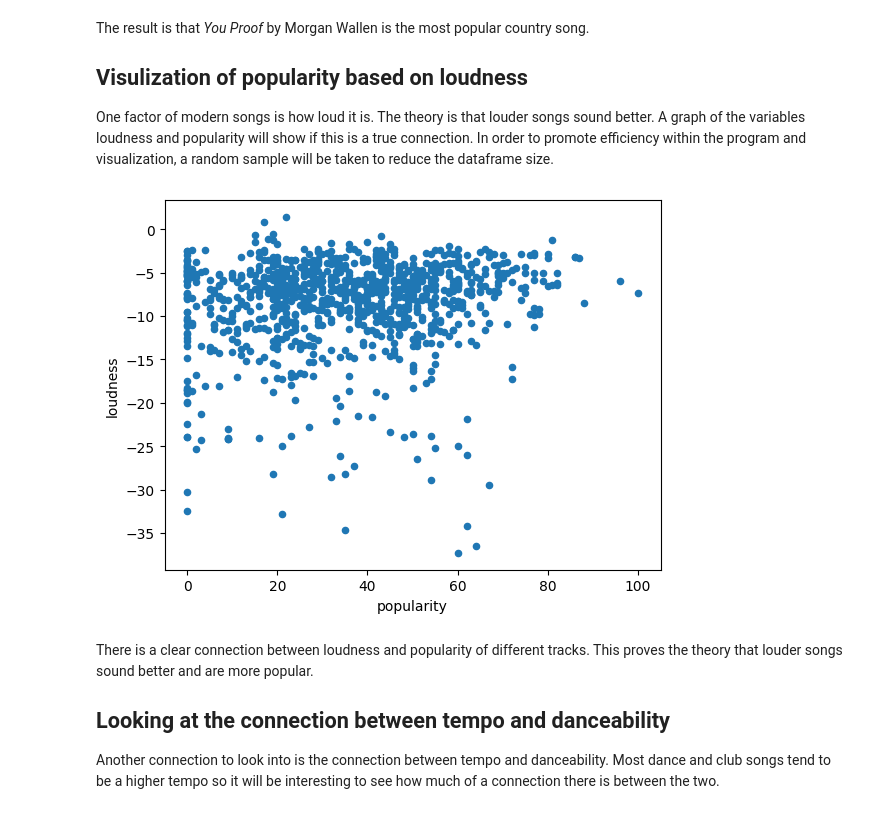
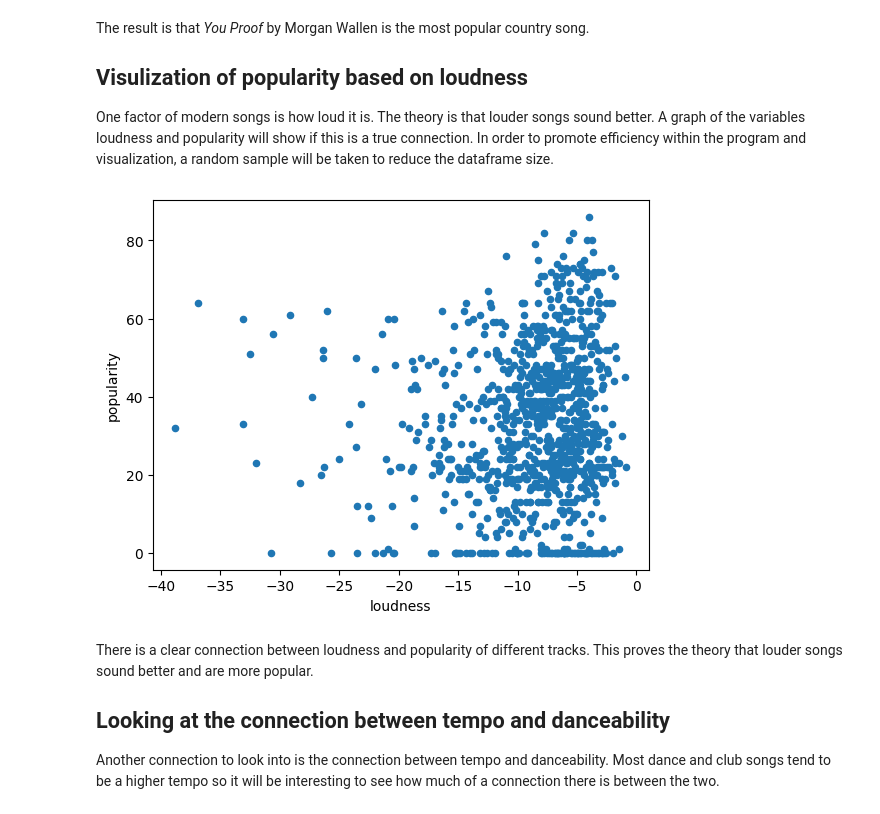
Before and after one commit to nra5191/DS220_FinalProj2, a Jupyter notebook: Project/Final_project.ipynb, the cells around one changed output. Cells and saved outputs as stored; diff of their text form; code cells hidden in the pictures.

```diff
--- a/Project/Final_project.ipynb
+++ b/Project/Final_project.ipynb
@@ -84,12 +94,12 @@ One factor of modern songs is how loud it is. The theory is that louder songs so
 # %%
 # Taking a random sample to make the graph easier to interpret
 random.seed(123)
 ranSample = df.sample(n=1000, replace=False)
 
 # Plotting the scatter plot to see if there is a connection between loudness and popularity
-plot = ranSample.plot.scatter(x='popularity', y='loudness')
+plot = ranSample.plot.scatter(x='loudness', y='popularity')
 # %% [output]
-[figure, old version]
+[figure, new version]
 # %% [markdown]
 There is a clear connection between loudness and popularity of different tracks. This proves the theory that louder songs sound better and are more popular.
 
```
Also changed, not shown: parts of 9 cells of this notebook.
